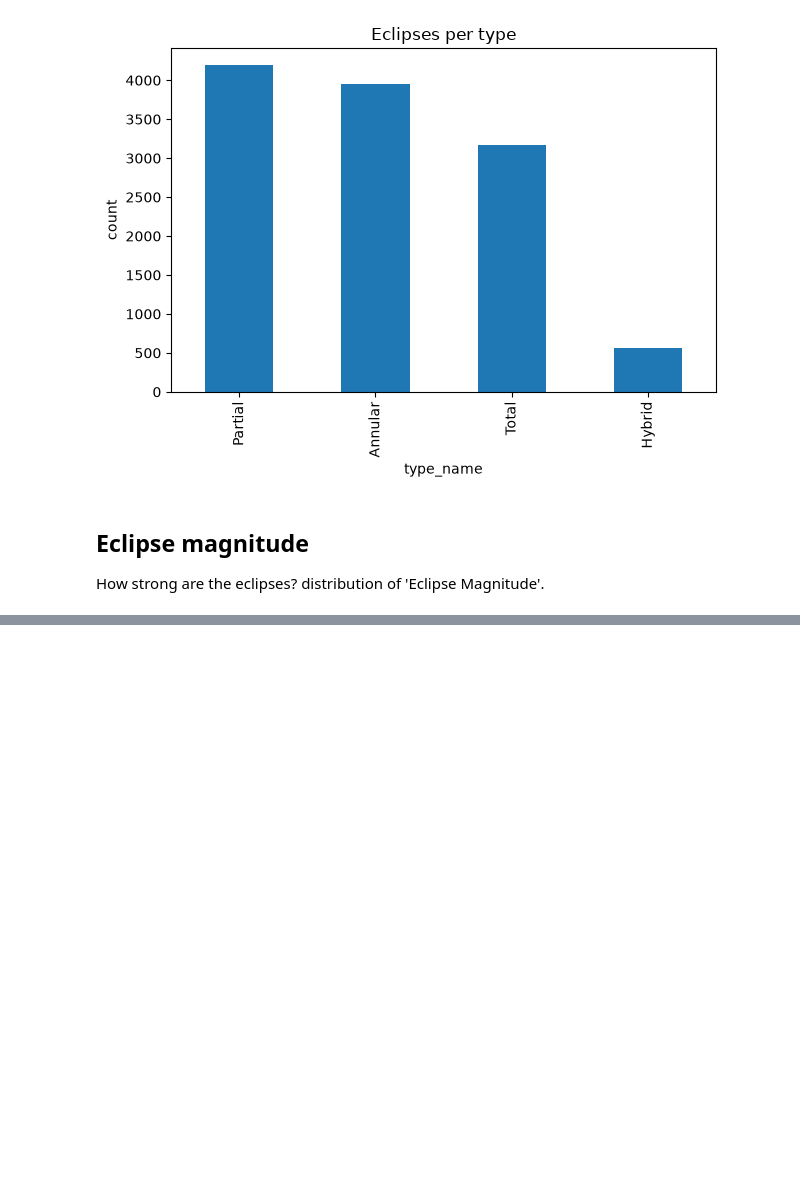
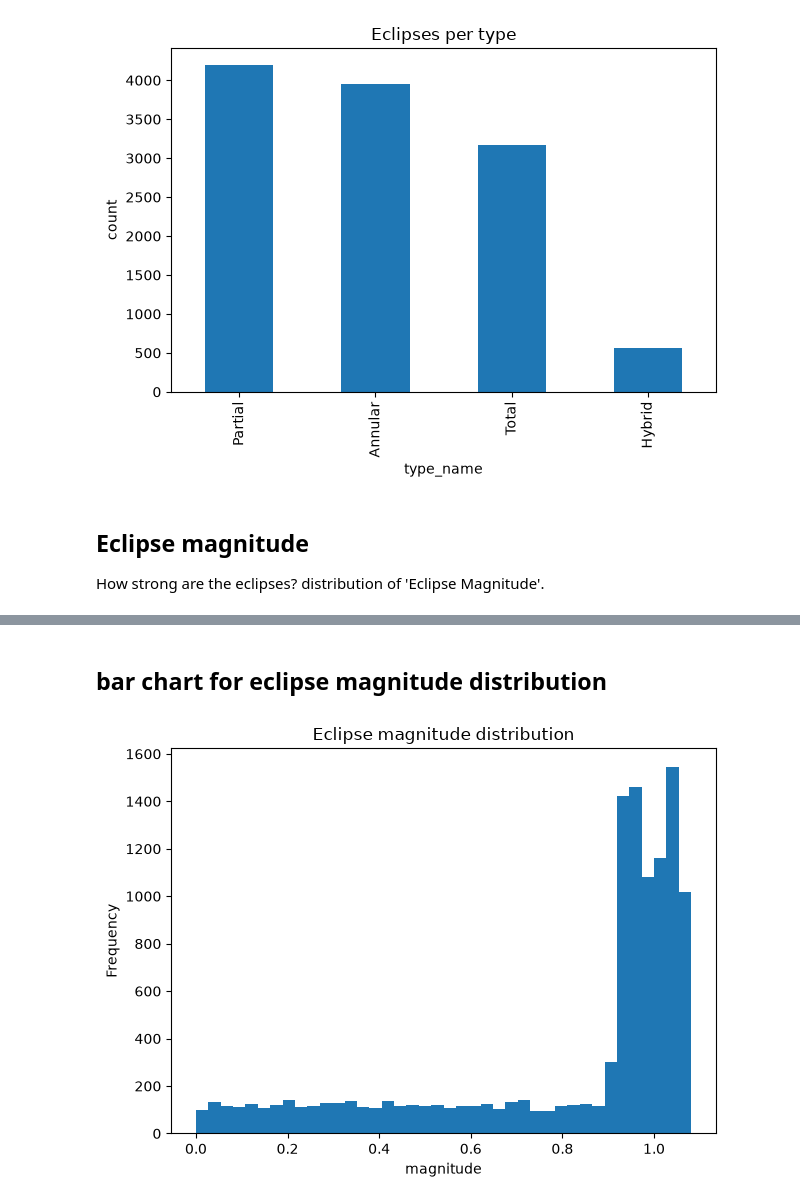
Before and after one commit to densen1995/cloud_azure_deploy_lab1, a Jupyter notebook: notebooks/eda.ipynb, the cells around one changed output, grey strips where cells are left out. Cells and saved outputs as stored; diff of their text form; code cells hidden in the pictures; blank space fills up the shorter version.

```diff
--- a/notebooks/eda.ipynb
+++ b/notebooks/eda.ipynb
@@ -74,0 +87,9 @@ How strong are the eclipses? distribution of 'Eclipse Magnitude'.
+# %% [markdown]
+## bar chart for eclipse magnitude distribution
+# %%
+df["Eclipse Magnitude"].plot(kind="hist", bins=40, title="Eclipse magnitude distribution")
+plt.xlabel("magnitude")
+plt.tight_layout()
+plt.show()
+# %% [output]
+[figure, added]
```
Also changed, not shown: parts of 4 cells of this notebook.
